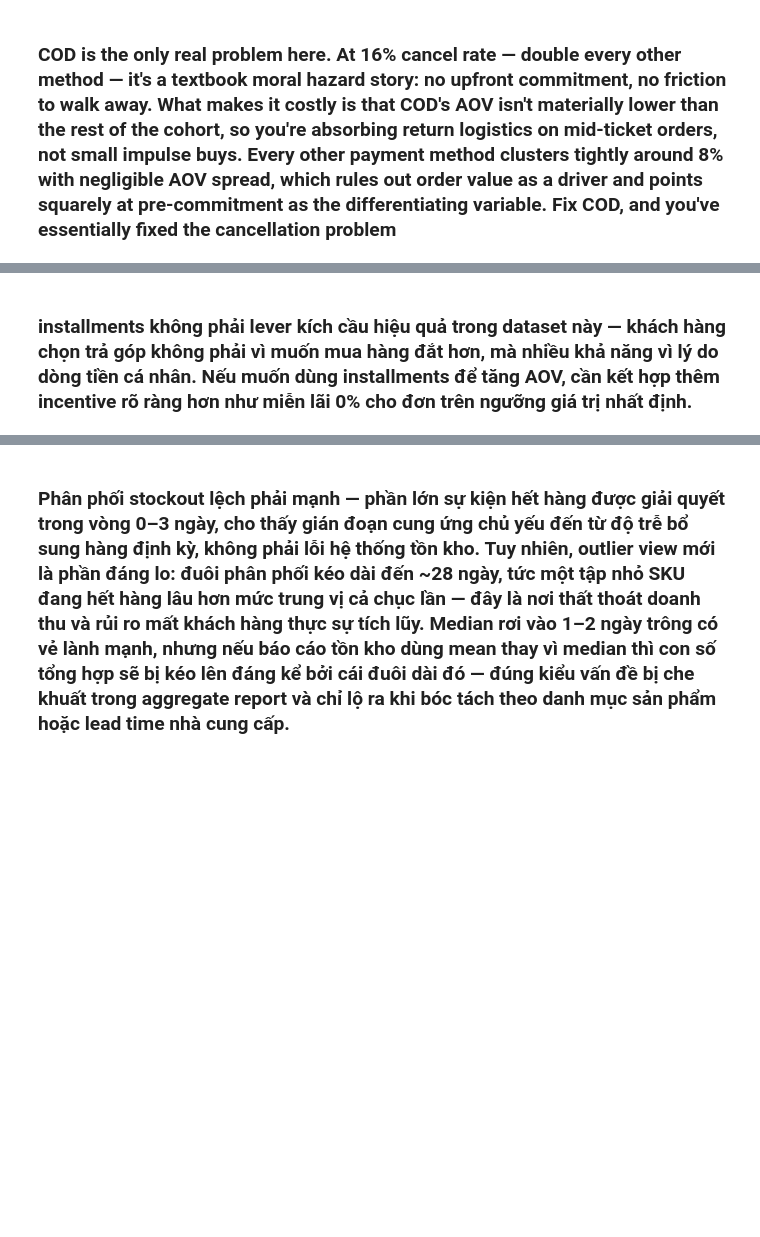
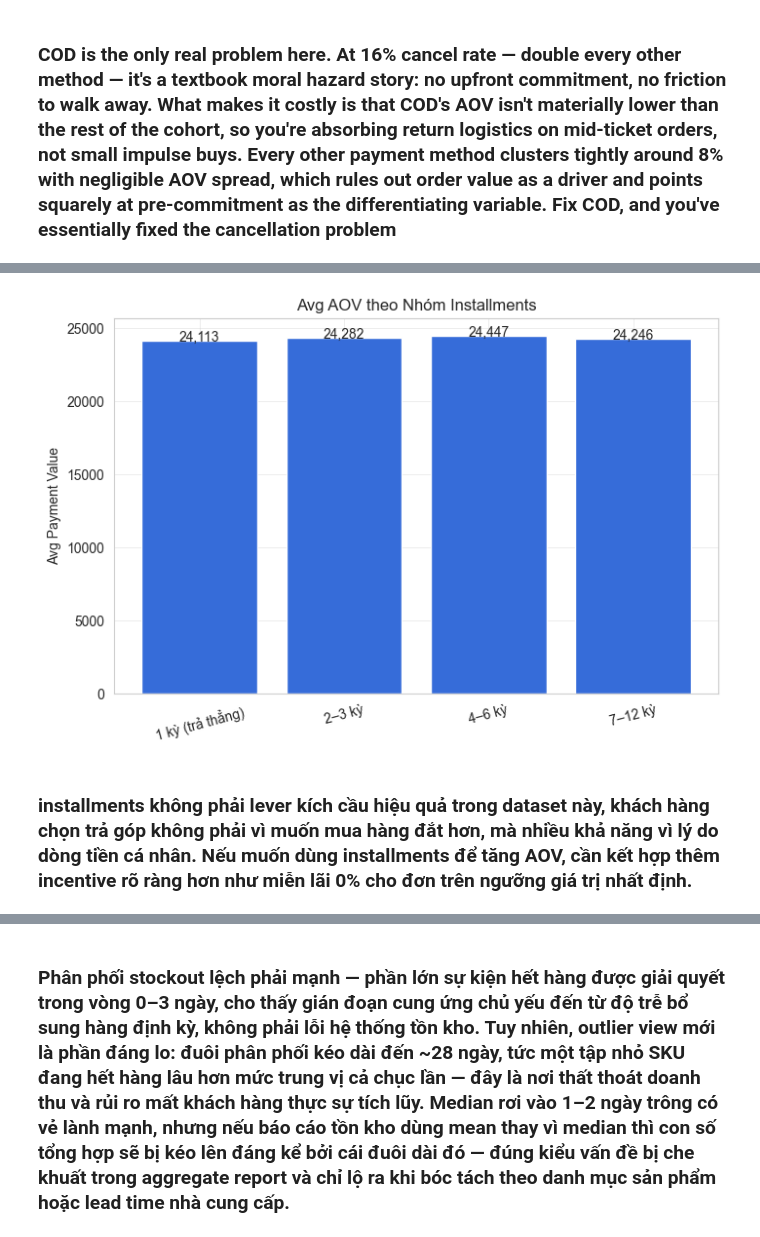
Before and after one commit to thtai202/Datathon2026Project, a Jupyter notebook: 03_EDA.ipynb, the cells around one changed output, grey strips where cells are left out. Cells and saved outputs as stored; diff of their text form; code cells hidden in the pictures; blank space fills up the shorter version.

```diff
--- a/03_EDA.ipynb
+++ b/03_EDA.ipynb
@@ -245,25 +308,24 @@ print(df_payments["inst_group"].value_counts())
 # %%
-# Plot 1
-fig, ax = plt.subplots(figsize=(8, 5), facecolor="white")
-ax.set_facecolor("#FAFAF8")
 
-aov_group = (df_payments.groupby("inst_group")["payment_value"]
-             .mean().reindex(GROUP_ORDER))
-colors = [C_GREEN if v == aov_group.max() else
-          C_RED   if v == aov_group.min() else C_BLUE
-          for v in aov_group]
-bars = ax.bar(aov_group.index, aov_group.values,
-              color=colors, alpha=0.8, edgecolor="white")
-for bar, val in zip(bars, aov_group.values):
-    ax.text(bar.get_x() + bar.get_width()/2, bar.get_height() + 50,
-            f"{val:,.0f}", ha="center", fontsize=9, color="#2C2C2A")
-ax.set_title("Avg AOV theo Nhóm Installments", fontweight="bold", fontsize=12)
-ax.set_ylabel("Avg Payment Value")
-plt.setp(ax.get_xticklabels(), rotation=15, ha="right")
-plt.tight_layout()
+# tính AOV theo group
+aov_group = df_payments.groupby("inst_group")["payment_value"].mean()
+
+# vẽ biểu đồ
+plt.figure(figsize=(8,5))
+plt.bar(aov_group.index, aov_group.values)
+
+# thêm label
+for i, v in enumerate(aov_group.values):
+    plt.text(i, v, f"{v:,.0f}", ha="center")
+
+plt.title("Avg AOV theo Nhóm Installments")
+plt.ylabel("Avg Payment Value")
+plt.xticks(rotation=15)
 plt.show()
+# %% [output]
+[figure, added]
 # %% [markdown]
-### installments không phải lever kích cầu hiệu quả trong dataset này — khách hàng chọn trả góp không phải vì muốn mua hàng đắt hơn, mà nhiều khả năng vì lý do dòng tiền cá nhân. Nếu muốn dùng installments để tăng AOV, cần kết hợp thêm incentive rõ ràng hơn như miễn lãi 0% cho đơn trên ngưỡng giá trị nhất định.
+### installments không phải lever kích cầu hiệu quả trong dataset này, khách hàng chọn trả góp không phải vì muốn mua hàng đắt hơn, mà nhiều khả năng vì lý do dòng tiền cá nhân. Nếu muốn dùng installments để tăng AOV, cần kết hợp thêm incentive rõ ràng hơn như miễn lãi 0% cho đơn trên ngưỡng giá trị nhất định.
 # %%
 shipments = pd.read_csv("../dataset/shipments.csv")
 inventory = pd.read_csv("../dataset/inventory.csv")
```
Also changed, not shown: parts of 29 cells of this notebook.
